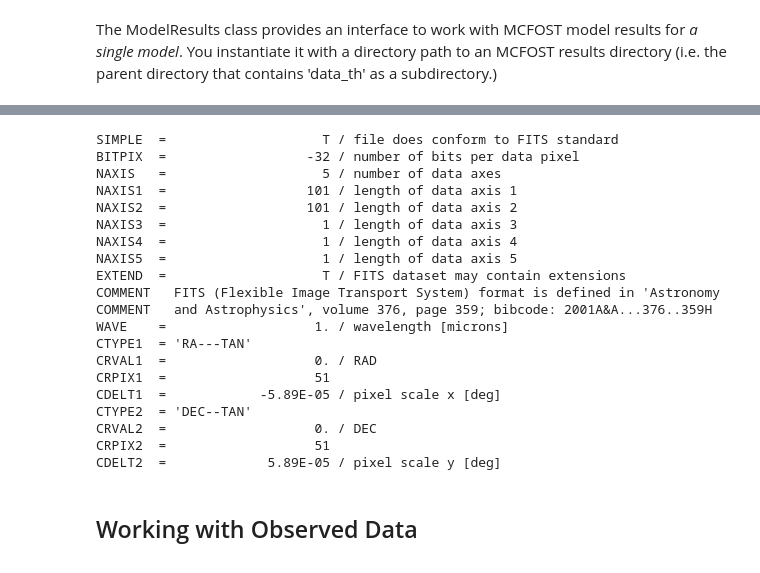
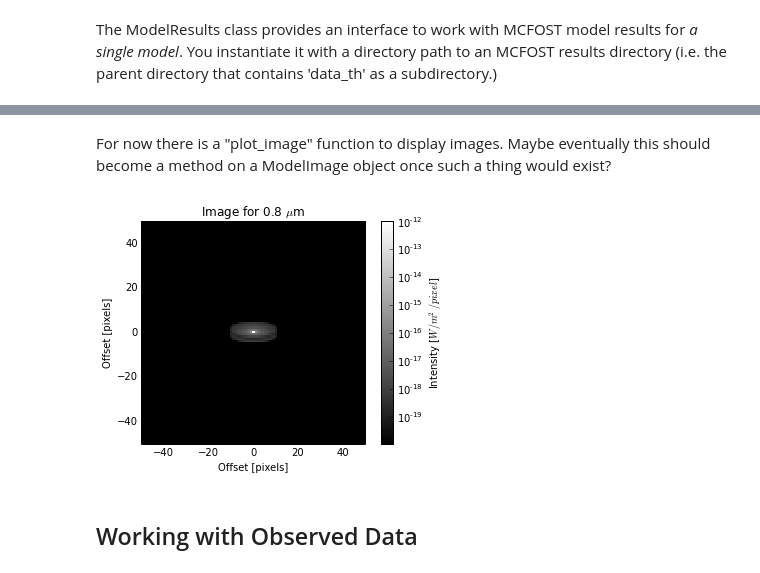
Before and after one commit to mperrin/mcfost-python, a Jupyter notebook: demo_mcfostpy.ipynb, the cells around one changed output, grey strips where cells are left out. Cells and saved outputs as stored; diff of their text form; code cells hidden in the pictures.

```diff
--- a/demo_mcfostpy.ipynb
+++ b/demo_mcfostpy.ipynb
@@ -130,2 +210,6 @@ WARNING: Converting Quantity object in units 'micron' to a Numpy array [astropy.
+# %% [markdown]
+For now there is a "plot_image" function to display images. Maybe eventually this should become a method on a ModelImage object once such a thing would exist?
 # %%
-model.plot_image(1.0, axes_units='pixels')
+model.plot_image(0.8, axes_units='pixels', dynamic_range=1e8, colorbar=True)
+# %% [output]
+[figure, added]
@@ -138,23 +215,0 @@ y=np.arange(
-# %%
-amodel.image_data[1][0].header
-# %% [output]
-SIMPLE  =                    T / file does conform to FITS standard
-BITPIX  =                  -32 / number of bits per data pixel
-NAXIS   =                    5 / number of data axes
-NAXIS1  =                  101 / length of data axis 1
-NAXIS2  =                  101 / length of data axis 2
-NAXIS3  =                    1 / length of data axis 3
-NAXIS4  =                    1 / length of data axis 4
-NAXIS5  =                    1 / length of data axis 5
-EXTEND  =                    T / FITS dataset may contain extensions
-COMMENT   FITS (Flexible Image Transport System) format is defined in 'Astronomy
-COMMENT   and Astrophysics', volume 376, page 359; bibcode: 2001A&A...376..359H
-WAVE    =                   1. / wavelength [microns]
-CTYPE1  = 'RA---TAN'
-CRVAL1  =                   0. / RAD
-CRPIX1  =                   51
-CDELT1  =            -5.89E-05 / pixel scale x [deg]
-CTYPE2  = 'DEC--TAN'
-CRVAL2  =                   0. / DEC
-CRPIX2  =                   51
-CDELT2  =             5.89E-05 / pixel scale y [deg]
```
Also changed, not shown: parts of 51 cells of this notebook.
